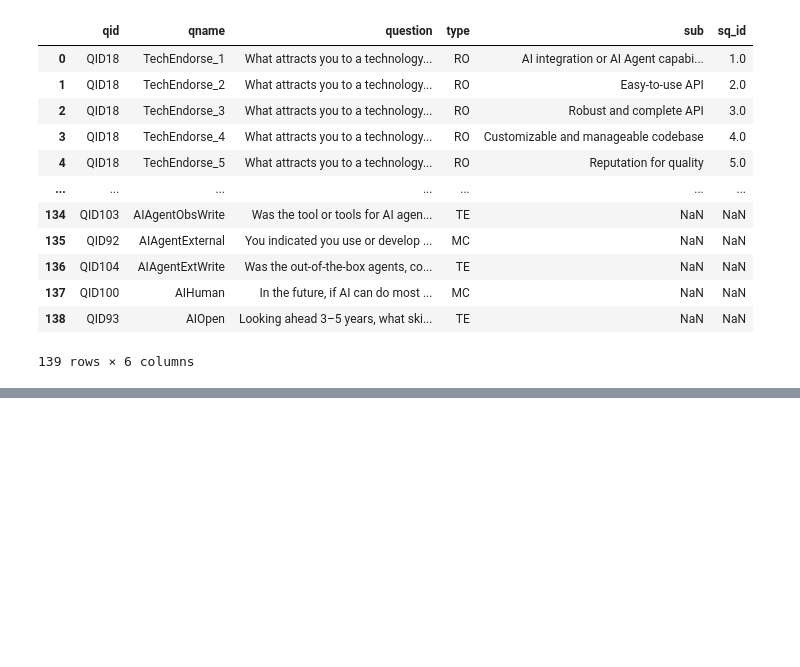
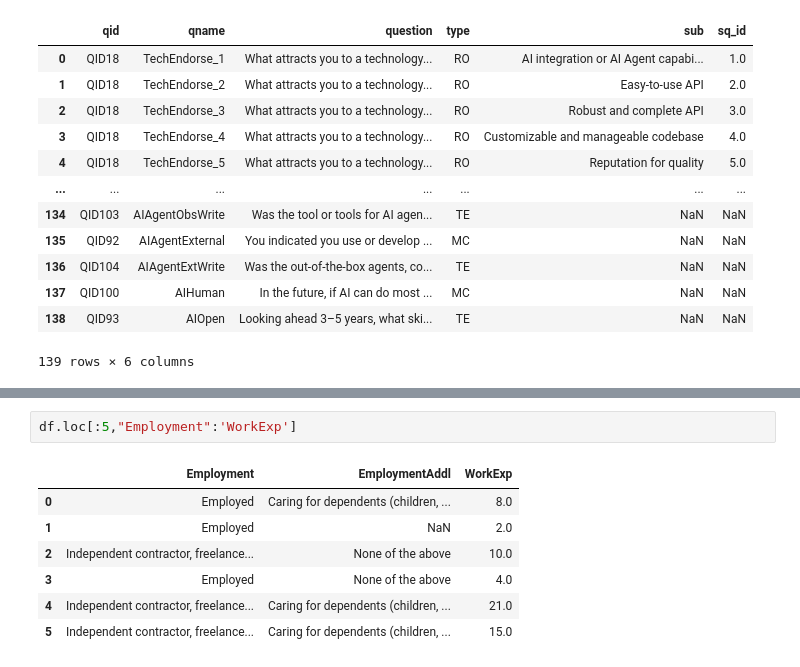
Before and after one commit to Divasdev/BEGINNER-PROJECTS, a Jupyter notebook: Data_Analysis(Pandas).ipynb, the cells around one changed output, grey strips where cells are left out. Drawn from its saved outputs; the diff is of its cells as text; blank space fills up the shorter version.

```diff
--- a/Data_Analysis(Pandas).ipynb
+++ b/Data_Analysis(Pandas).ipynb
@@ -75,0 +92,10 @@ display(schema_df)
+# %%
+df.loc[:5,"Employment":'WorkExp']
+# %% [output]
+|  | Employment | EmploymentAddl | WorkExp |
+| 0 | Employed | Caring for dependents (children, ... | 8.0 |
+| 1 | Employed | NaN | 2.0 |
+| 2 | Independent contractor, freelance... | None of the above | 10.0 |
+| 3 | Employed | None of the above | 4.0 |
+| 4 | Independent contractor, freelance... | Caring for dependents (children, ... | 21.0 |
+| 5 | Independent contractor, freelance... | Caring for dependents (children, ... | 15.0 |
```
Also changed, not shown: parts of 5 cells of this notebook.
